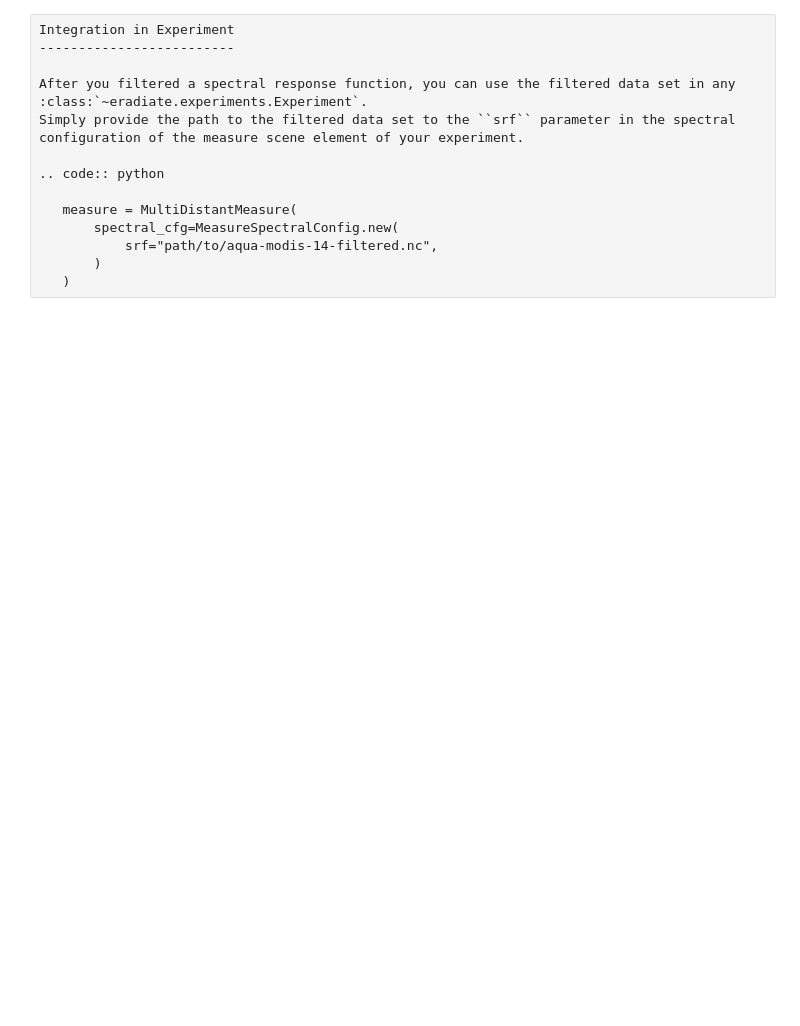
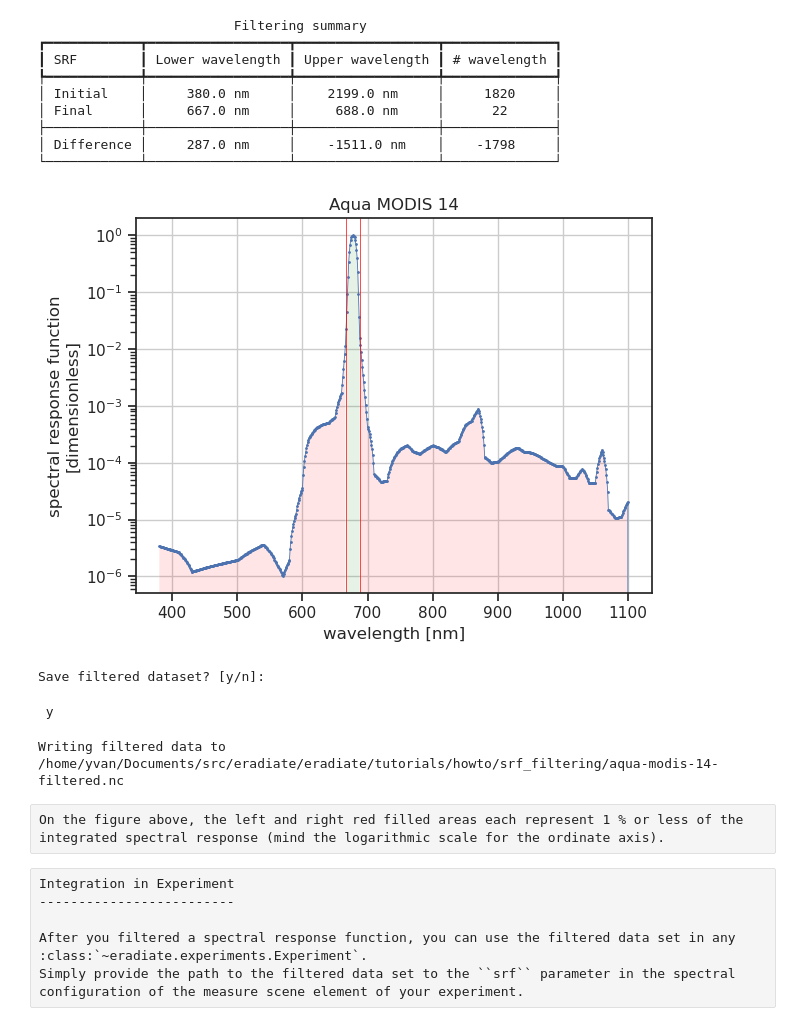
Before and after one commit to eradiate/eradiate-tutorials, a Jupyter notebook: howto/srf_filtering/srf_filtering.ipynb, the cells around one changed output. Saved outputs shown, nothing was run; the diff lists cells and outputs as text; code cells hidden in the pictures; blank space fills up the shorter version.

```diff
--- a/howto/srf_filtering/srf_filtering.ipynb
+++ b/howto/srf_filtering/srf_filtering.ipynb
@@ -213,14 +229,32 @@ On the figure below, the left and right red filled areas each represent 1 % or l
+# %%
+filtered = filter(
+    srf=aqua_modis_14,
+    path="aqua-modis-14-filtered.nc",
+    percentage=98.0,
+    verbose=True,
+    interactive=True,
+    dry_run=False,
+)
+# %% [output]
+                         Filtering summary
+┏━━━━━━━━━━━━┳━━━━━━━━━━━━━━━━━━┳━━━━━━━━━━━━━━━━━━┳━━━━━━━━━━━━━━┓
+┃ SRF        ┃ Lower wavelength ┃ Upper wavelength ┃ # wavelength ┃
+┡━━━━━━━━━━━━╇━━━━━━━━━━━━━━━━━━╇━━━━━━━━━━━━━━━━━━╇━━━━━━━━━━━━━━┩
+│ Initial    │     380.0 nm     │    2199.0 nm     │     1820     │
+│ Final      │     667.0 nm     │     688.0 nm     │      22      │
+├────────────┼──────────────────┼──────────────────┼──────────────┤
+│ Difference │     287.0 nm     │    -1511.0 nm    │    -1798     │
+└────────────┴──────────────────┴──────────────────┴──────────────┘
+[figure, added]
+Save filtered dataset? [y/n]:
+ y
+Writing filtered data to
+/home/yvan/Documents/src/eradiate/eradiate/tutorials/howto/srf_filtering/aqua-modis-14-filtered.nc
+# %% [raw]
+On the figure above, the left and right red filled areas each represent 1 % or less of the integrated spectral response (mind the logarithmic scale for the ordinate axis).
 # %% [raw]
 Integration in Experiment
 -------------------------
 
 After you filtered a spectral response function, you can use the filtered data set in any :class:`~eradiate.experiments.Experiment`.
 Simply provide the path to the filtered data set to the ``srf`` parameter in the spectral configuration of the measure scene element of your experiment.
-
-.. code:: python
-
-   measure = MultiDistantMeasure(
-       spectral_cfg=MeasureSpectralConfig.new(
-           srf="path/to/aqua-modis-14-filtered.nc",
-       )
-   )
```
Also changed, not shown: parts of 20 cells of this notebook, 5 other files.
